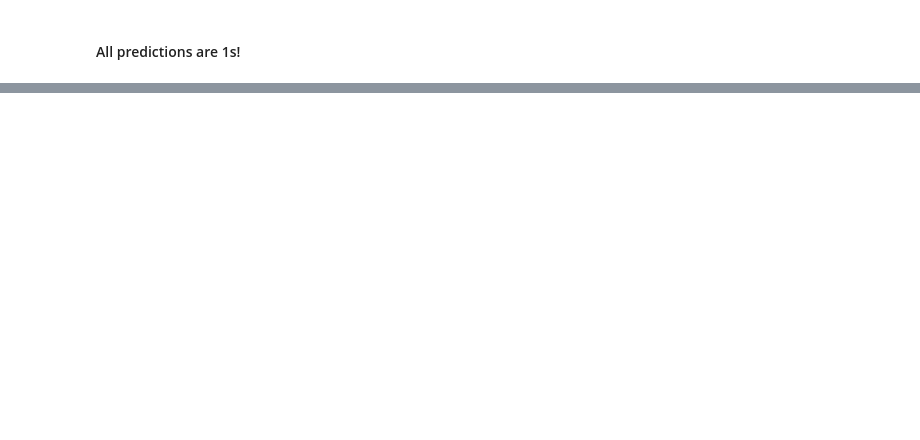
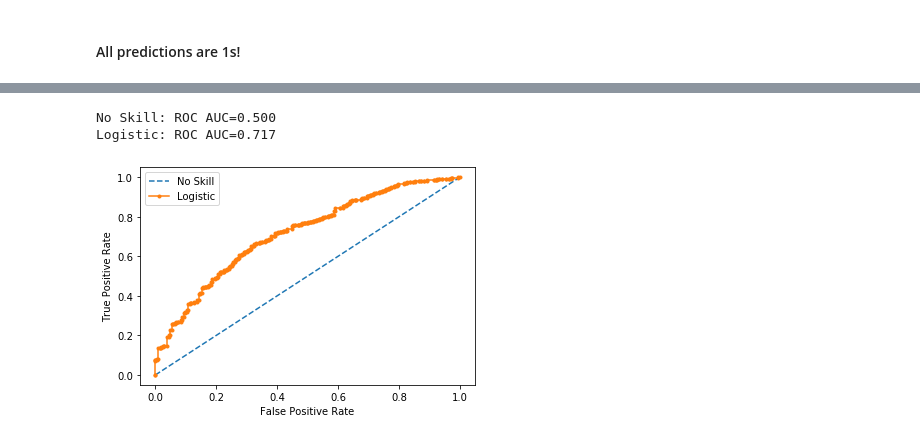
Before and after one commit to yidaveding/adsi_g5_kaggle_nba, a Jupyter notebook: notebooks/ding_david-11481912-week1_exp1_rf.ipynb, the cells around one changed output, grey strips where cells are left out. Drawn from its saved outputs; the diff is of its cells as text; code cells hidden in the pictures; blank space fills up the shorter version.

```diff
--- a/notebooks/ding_david-11481912-week1_exp1_rf.ipynb
+++ b/notebooks/ding_david-11481912-week1_exp1_rf.ipynb
@@ -159,0 +236,20 @@ ROC_AUC Score: 0.704
+# %%
+sel_col = ['GP', 'FG%', '3P%', 'FT%']
+X_train_reduce = df_train_scaled[sel_col]
+X_val_reduce = X_val[sel_col]
+X_test_reduce = df_test_scaled[sel_col]
+# %%
+clf = RandomForestClassifier(n_estimators=927, min_samples_split=10, max_depth=2, class_weight=None, bootstrap=True).fit(X_train_reduce, train_data_target)
+# %%
+thr = 0.8
+pred = clf.predict_proba(X_val_reduce)[:,1]
+predx = [x for x in pred > thr]
+
+print(f'{np.sum(predx)} out of {len(predx)} or {int(round(np.sum(predx)/len(predx)*100,0))}% of players are predicted to be 5+ Yrs')
+print(f'ROC_AUC Score: {round(roc_auc_score(y_val, pred),3)}')
+
+print(confusion_matrix(y_val, predx))
+print(recall_score(y_val, predx))
+print(accuracy_score(y_val, predx))
+print(balanced_accuracy_score(y_val, predx))
+print(f1_score(y_val, predx))
@@ -159,0 +265,10 @@ ROC_AUC Score: 0.704
+# %%
+import sys
+sys.path.append("/home/jovyan/work")
+
+from src.visualization.visualize import plot_roc_curve
+plot_roc_curve(pred, y_val)
+# %% [output]
+No Skill: ROC AUC=0.500
+Logistic: ROC AUC=0.717
+[figure, added]
```
Also changed, not shown: parts of 22 cells of this notebook, 2 other files.
